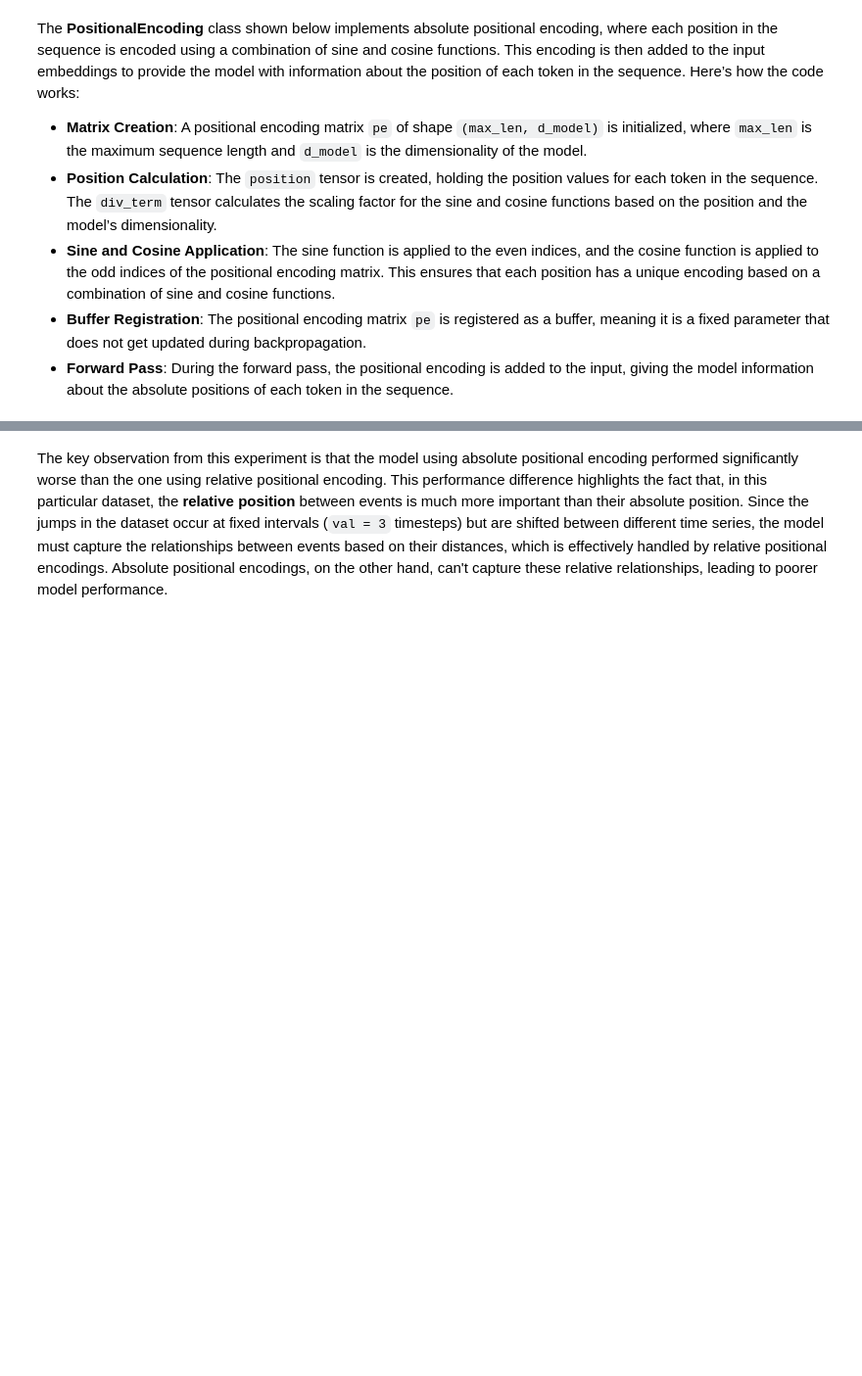
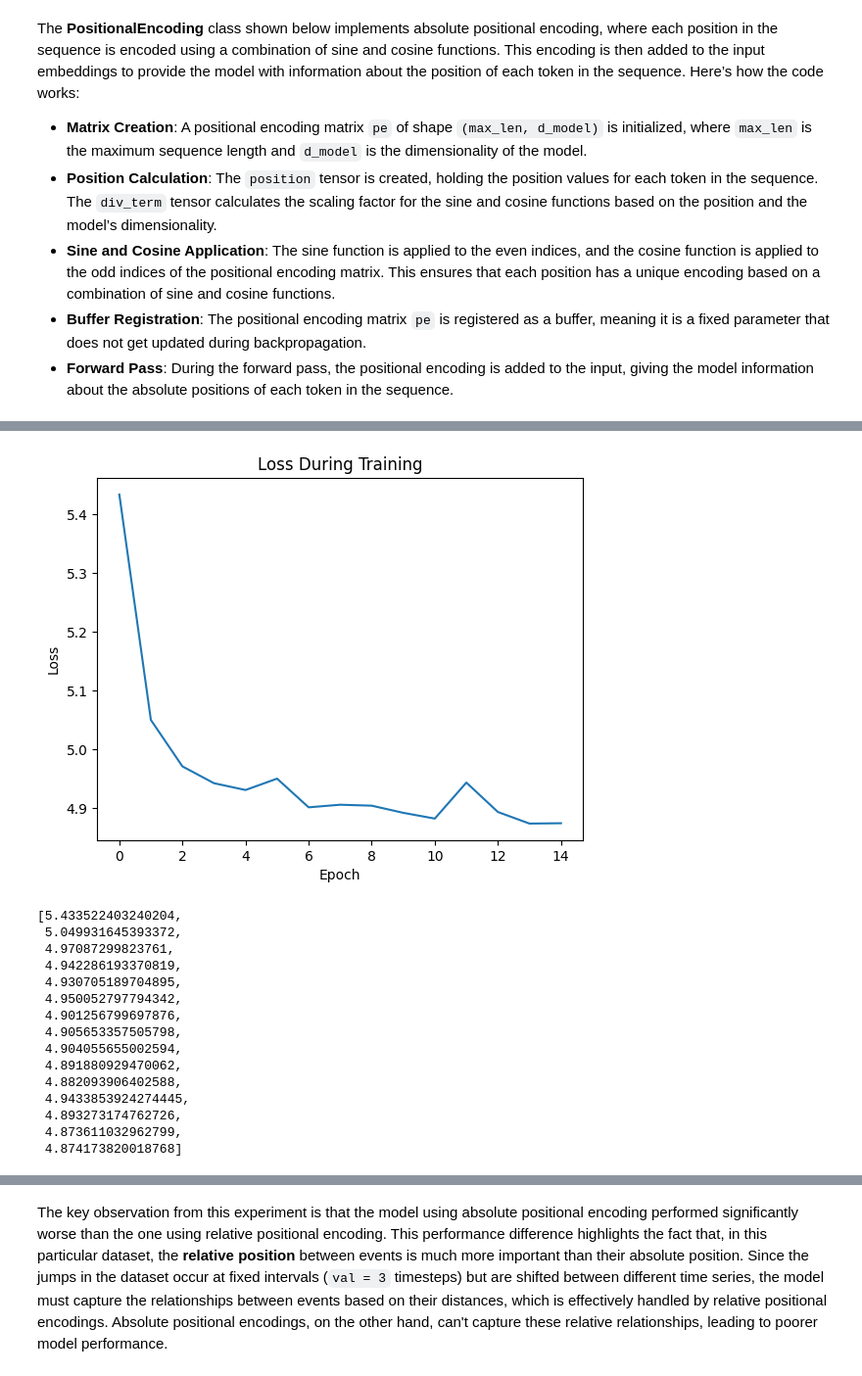
Before and after one commit to dbdmg/llm, a Jupyter notebook: lab02/text-02-attention.ipynb, the cells around one changed output, grey strips where cells are left out. Shown at 98% size. Saved outputs shown, nothing was run; the diff lists cells and outputs as text; code cells hidden in the pictures; blank space fills up the shorter version.

```diff
--- a/lab02/text-02-attention.ipynb
+++ b/lab02/text-02-attention.ipynb
@@ -527,0 +562,11 @@ optimizer = ...
+# %%
+
+model = Transformer(input_size, d_model, dim_feedforward, num_layers, seq_len, PositionalEncoding)
+
+# Instantiate the criterion and optimizer
+criterion = nn.MSELoss()
+optimizer = optim.Adam(model.parameters(), lr=0.0005)
+
+# Train the model
+train_model(model, dataloader, criterion, optimizer, num_epochs=num_epochs)
+# %% [output]
@@ -528,3 +588,19 @@ optimizer = ...
+[figure, added]
+[5.433522403240204,
+ 5.049931645393372,
+ 4.97087299823761,
+ 4.942286193370819,
+ 4.930705189704895,
+ 4.950052797794342,
+ 4.901256799697876,
+ 4.905653357505798,
+ 4.904055655002594,
+ 4.891880929470062,
+ 4.882093906402588,
+ 4.9433853924274445,
+ 4.893273174762726,
+ 4.873611032962799,
+ 4.874173820018768]
 # %%
 import matplotlib.pyplot as plt
 import numpy as np
```
Also changed, not shown: parts of 12 cells of this notebook.
